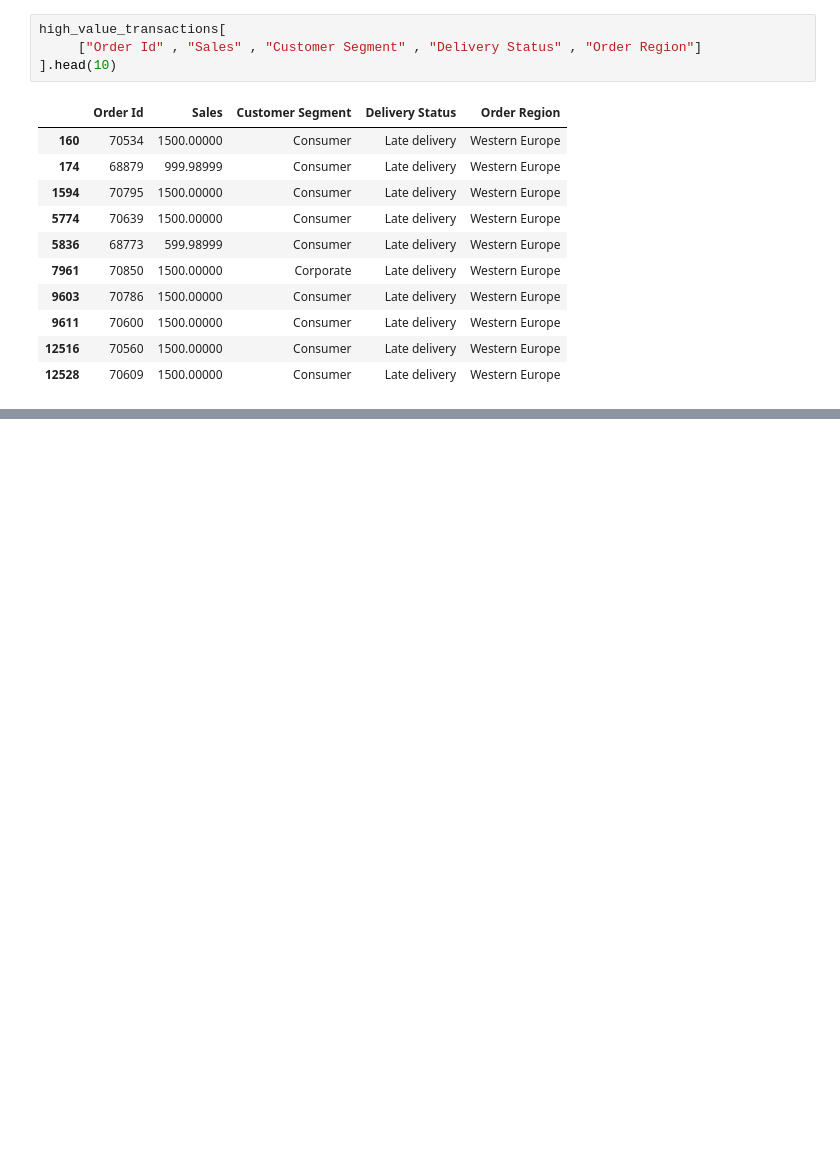
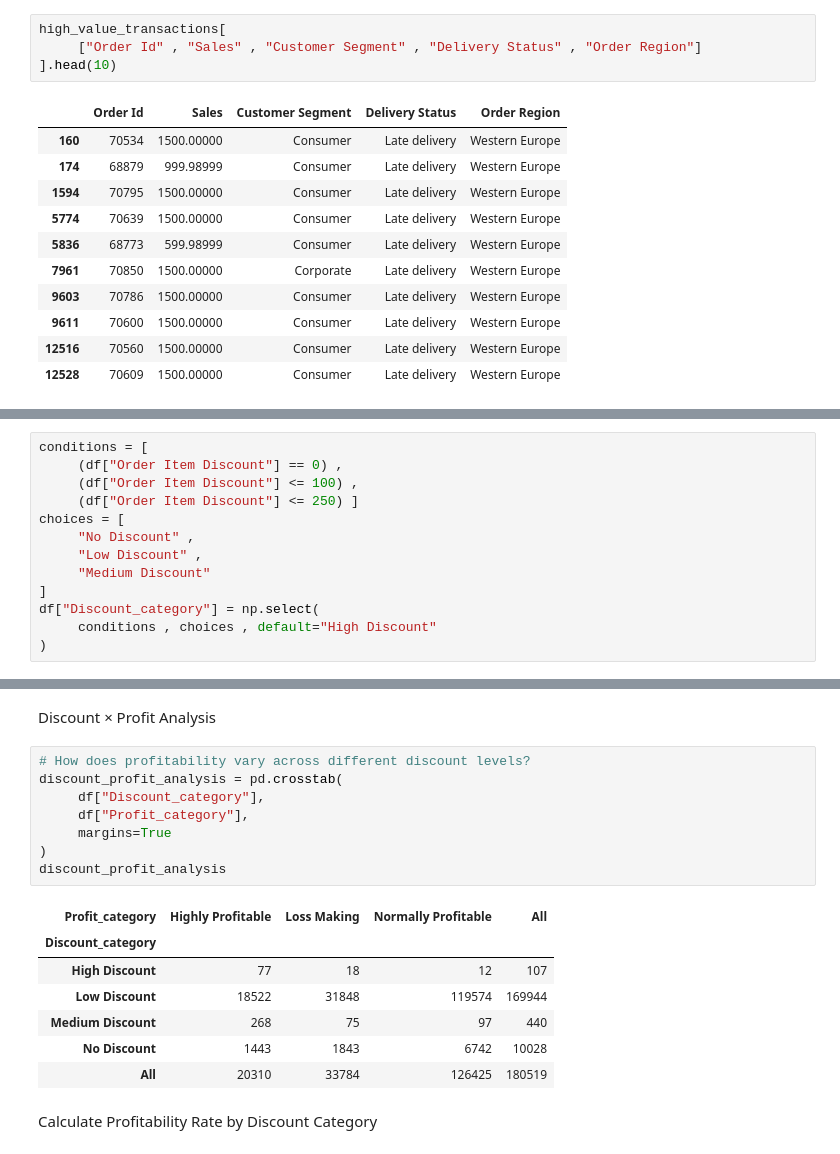
Before and after one commit to ivaibhavpawar1045/Python-Data-Analytics, a Jupyter notebook: 23_advanced_filtering_and_conditional_analysis/advanced_filtering_analysis.ipynb, the cells around one changed output, grey strips where cells are left out. Drawn from its saved outputs; the diff is of its cells as text; blank space fills up the shorter version.

```diff
--- a/23_advanced_filtering_and_conditional_analysis/advanced_filtering_analysis.ipynb
+++ b/23_advanced_filtering_and_conditional_analysis/advanced_filtering_analysis.ipynb
@@ -145,0 +276,13 @@ high_value_transactions[
+# %%
+conditions = [
+     (df["Order Item Discount"] == 0) ,
+     (df["Order Item Discount"] <= 100) ,
+     (df["Order Item Discount"] <= 250) ]
+choices = [
+     "No Discount" ,
+     "Low Discount" ,
+     "Medium Discount"
+]
+df["Discount_category"] = np.select(
+     conditions , choices , default="High Discount"
+)
@@ -145,0 +298,20 @@ high_value_transactions[
+# %% [markdown]
+Discount × Profit Analysis
+# %%
+# How does profitability vary across different discount levels?
+discount_profit_analysis = pd.crosstab(
+     df["Discount_category"],
+     df["Profit_category"],
+     margins=True
+)
+discount_profit_analysis
+# %% [output]
+| Profit_category | Highly Profitable | Loss Making | Normally Profitable | All |
+| Discount_category |  |  |  |  |
+| High Discount | 77 | 18 | 12 | 107 |
+| Low Discount | 18522 | 31848 | 119574 | 169944 |
+| Medium Discount | 268 | 75 | 97 | 440 |
+| No Discount | 1443 | 1843 | 6742 | 10028 |
+| All | 20310 | 33784 | 126425 | 180519 |
+# %% [markdown]
+Calculate Profitability Rate by Discount Category
```
Also changed, not shown: parts of 19 cells of this notebook.
